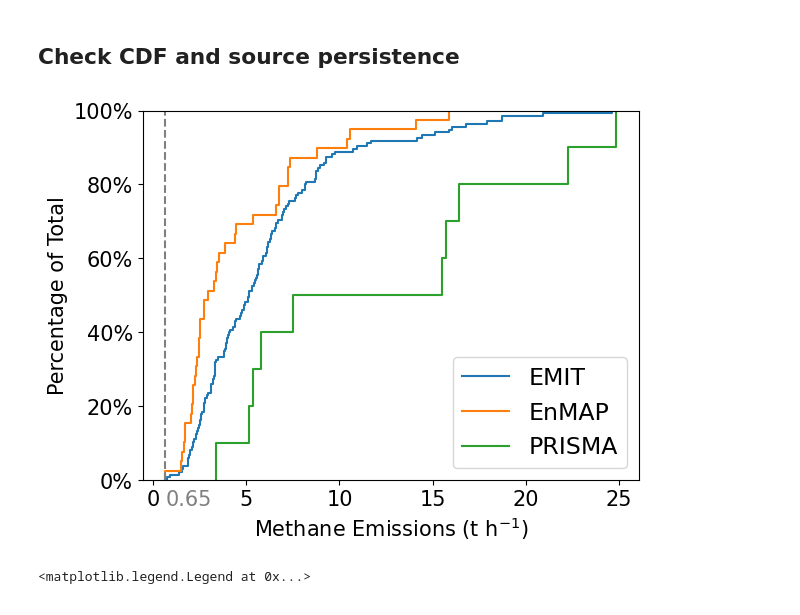
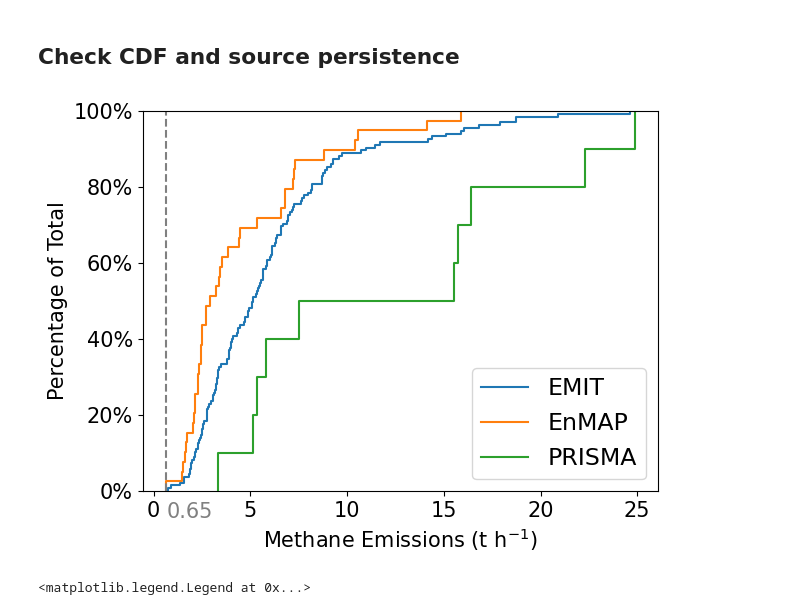
Before and after one commit to zxdawn/Hyper-Landfill, a Jupyter notebook: notebooks/emission_summary.ipynb, the cells around one changed output. Drawn from its saved outputs; the diff is of its cells as text; code cells hidden in the pictures.

```diff
--- a/notebooks/emission_summary.ipynb
+++ b/notebooks/emission_summary.ipynb
@@ -82,21 +82,22 @@ df_emiss['ratio'] = df_emiss['plume_count']/df_emiss['overpass']
 # %%
 fig, axs = plt.subplots()
 
 axs.ecdf(df_hyper[df_hyper['platform']=='EMIT']['emission'], label='EMIT')
 axs.ecdf(df_hyper[df_hyper['platform']=='EnMAP']['emission'], label='EnMAP')
 axs.ecdf(df_hyper[df_hyper['platform']=='PRISMA']['emission'], label='PRISMA')
 
 axs.set_xlabel('Methane Emissions (t h$^{-1}$)')
 axs.set_ylabel('Percentage of Total')
 axs.yaxis.set_major_formatter(FuncFormatter(lambda y, _: '{:.0%}'.format(y)))
 
 plt.axvline(x=df_hyper['emission'].min(), color='gray', linestyle='--')
 plt.text(df_hyper['emission'].min(), -0.07, np.round(df_hyper['emission'].min(), 2), c='gray', size=font_size-2)
 
 plt.legend()
+fig.tight_layout()
 fig.savefig('../figures/emission_cdf.pdf')
 # %% [output]
-[figure, old version]
+[figure, new version]
 # %%
 fig, axs = plt.subplots()
 plt.scatter(df_emiss[df_emiss['platform']=='EnMAP']['ratio'], df_emiss[df_emiss['platform']=='EnMAP']['emission'], label='EnMAP')
```
